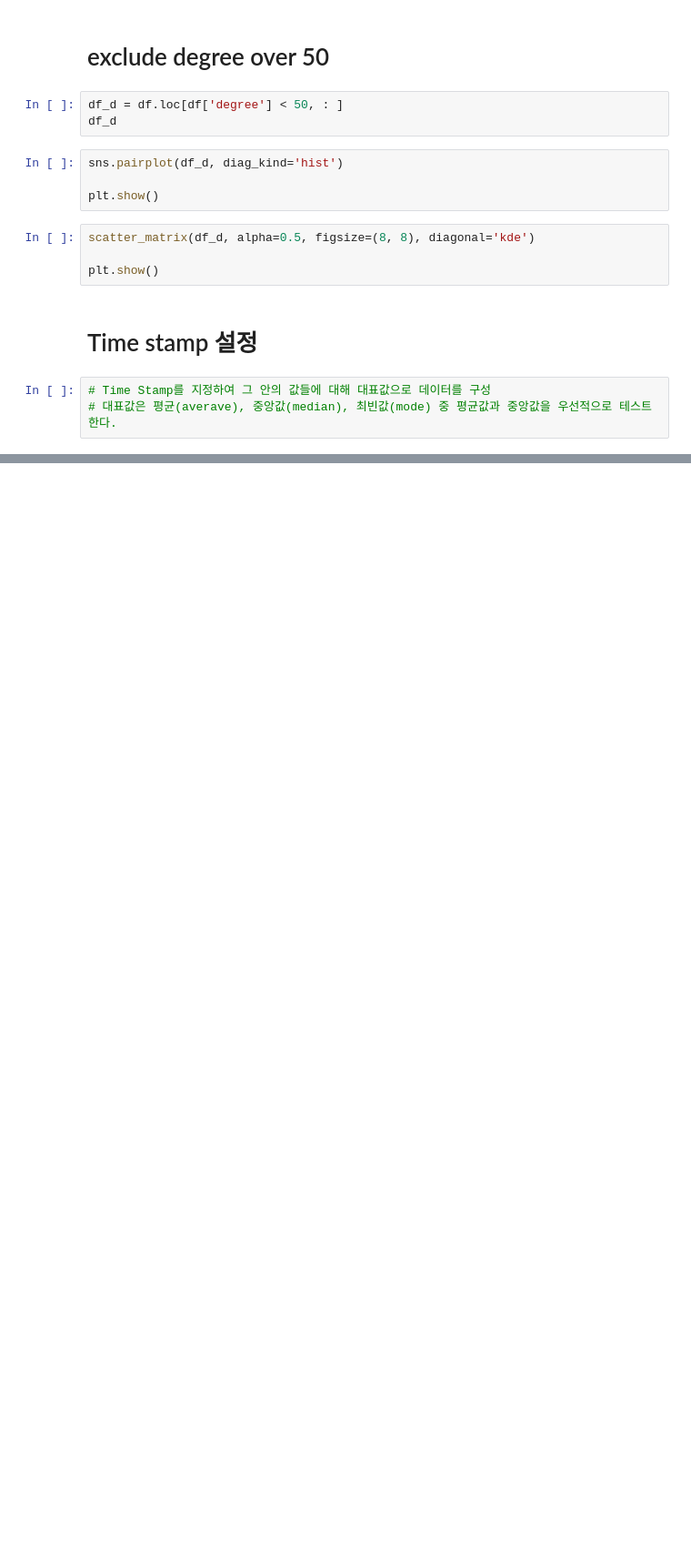
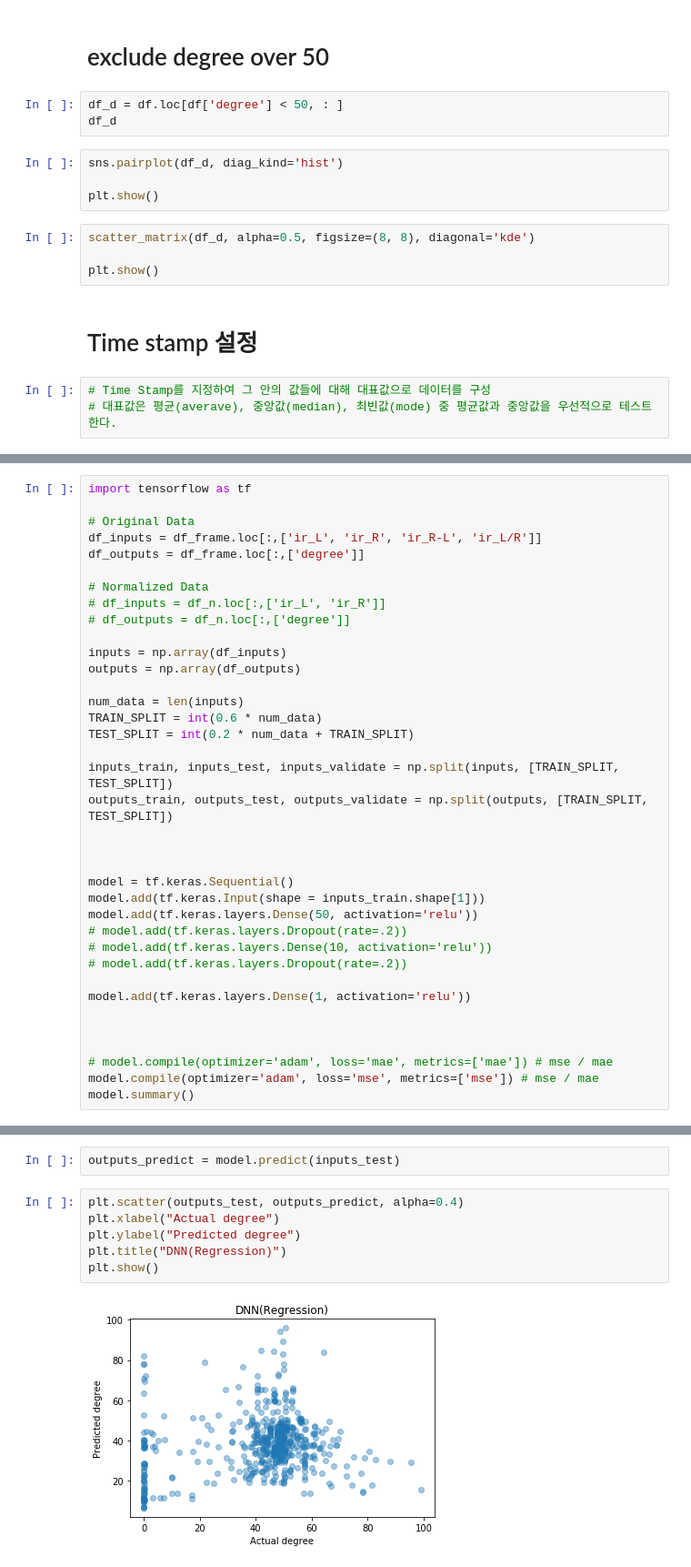
Before and after one commit to wsy8029/ai-contents-maze-runner, a Jupyter notebook: src/EDA.ipynb, the cells around one changed output, grey strips where cells are left out. Shown at 91% size. Drawn from its saved outputs; the diff is of its cells as text; blank space fills up the shorter version.

```diff
--- a/src/EDA.ipynb
+++ b/src/EDA.ipynb
@@ -315,0 +332,37 @@ plt.show()
+# %%
+import tensorflow as tf
+
+# Original Data
+df_inputs = df_frame.loc[:,['ir_L', 'ir_R', 'ir_R-L', 'ir_L/R']]
+df_outputs = df_frame.loc[:,['degree']]
+
+# Normalized Data
+# df_inputs = df_n.loc[:,['ir_L', 'ir_R']]
+# df_outputs = df_n.loc[:,['degree']]
+
+inputs = np.array(df_inputs)
+outputs = np.array(df_outputs)
+
+num_data = len(inputs)
+TRAIN_SPLIT = int(0.6 * num_data)
+TEST_SPLIT = int(0.2 * num_data + TRAIN_SPLIT)
+
+inputs_train, inputs_test, inputs_validate = np.split(inputs, [TRAIN_SPLIT, TEST_SPLIT])
+outputs_train, outputs_test, outputs_validate = np.split(outputs, [TRAIN_SPLIT, TEST_SPLIT])
+
+
+
+model = tf.keras.Sequential()
+model.add(tf.keras.Input(shape = inputs_train.shape[1]))
+model.add(tf.keras.layers.Dense(50, activation='relu'))
+# model.add(tf.keras.layers.Dropout(rate=.2))
+# model.add(tf.keras.layers.Dense(10, activation='relu'))
+# model.add(tf.keras.layers.Dropout(rate=.2))
+
+model.add(tf.keras.layers.Dense(1, activation='relu'))
+
+
+
+# model.compile(optimizer='adam', loss='mae', metrics=['mae']) # mse / mae
+model.compile(optimizer='adam', loss='mse', metrics=['mse']) # mse / mae
+model.summary()
@@ -315,0 +387,10 @@ plt.show()
+# %%
+outputs_predict = model.predict(inputs_test)
+# %%
+plt.scatter(outputs_test, outputs_predict, alpha=0.4)
+plt.xlabel("Actual degree")
+plt.ylabel("Predicted degree")
+plt.title("DNN(Regression)")
+plt.show()
+# %% [output]
+[figure, added]
```
Also changed, not shown: parts of 26 cells of this notebook, 3 other files.
